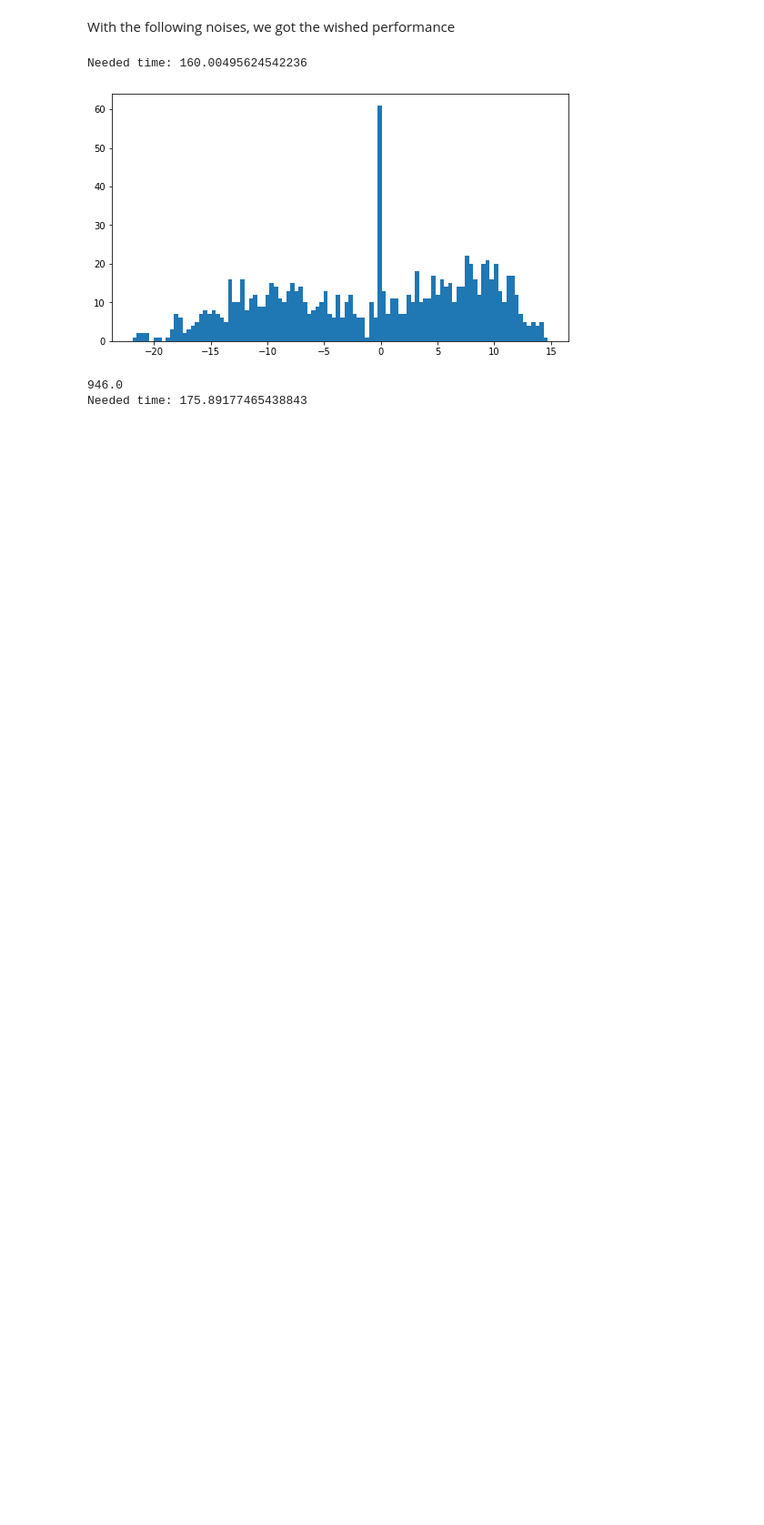
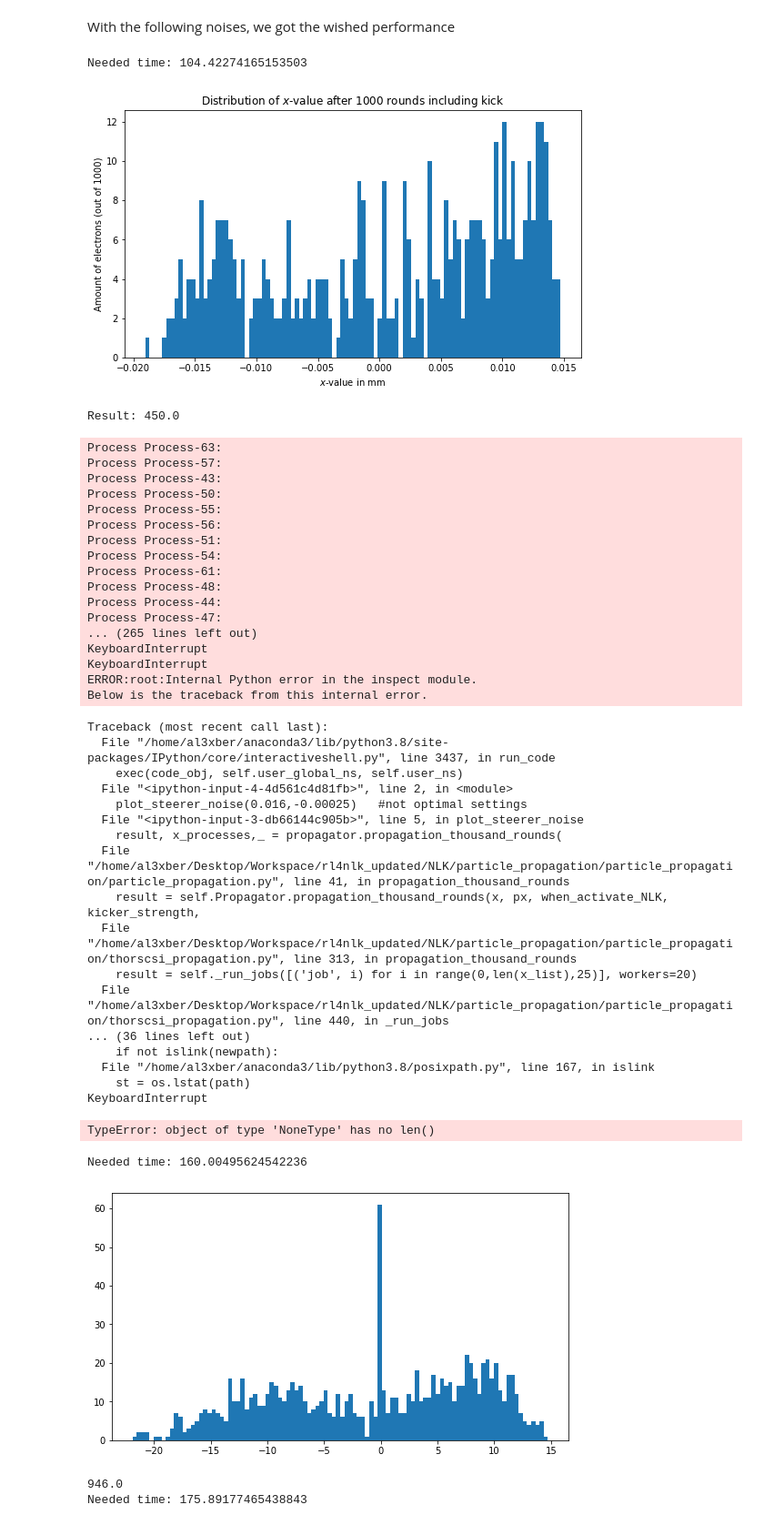
Before and after one commit to al3xber/rl4nlk_updated, a Jupyter notebook: NLK/Analysis/creating_stochasticity_and_kicker_noise_analysis.ipynb, the cells around one changed output. Shown at 91% size. Saved outputs shown, nothing was run; the diff lists cells and outputs as text; code cells hidden in the pictures; blank space fills up the shorter version.

```diff
--- a/NLK/Analysis/creating_stochasticity_and_kicker_noise_analysis.ipynb
+++ b/NLK/Analysis/creating_stochasticity_and_kicker_noise_analysis.ipynb
@@ -7,0 +1,6 @@ Propagator=Particle_Propagator()
+# %%
+from particle_propagation import Particle_Propagator, Approximated_Propagator, Thor_SCSI_Propagator
+import numpy as np
+import matplotlib.pyplot as plt
+
+propagator = Particle_Propagator(Thor_SCSI_Propagator)#Approximated_Propagator)
@@ -8,22 +14,62 @@ Propagator=Particle_Propagator()
 # %%
-def plot_steerer_noise(x,px,noise_x= 0.0, noise_px = 0.0,noise_NLK = 0.0,noise_first_round=0.0):
+def plot_steerer_noise(x,px):
     #this function was used to calculate the number of electrons surviving an optimal kick
     #We adjusted the noise s.t. around 95% of the electrons survive the injection
 
-    result_list,x_processes,_,_ = Propagator.run_1000(1000*[x],1000*[px],rounds_to_save = [1000],
-                                        when_activate_NLK=4,kicker_strength=-0.1075,
-                                        noise_x=noise_x,noise_px=noise_px,noise_NLK = noise_NLK,
-                                                     noise_first_round=noise_first_round)#Propagator.run_1000(1000*[x],1000*[px],rounds_to_save = [1000],
-
+    result, x_processes,_ = propagator.propagation_thousand_rounds(
+                                        np.array(1000*[x]), np.array(1000*[px]),
+                                        when_activate_NLK = 4,kicker_strength = 0.035)
     plt.figure(figsize=(9,5))
     plt.hist(x_processes[x_processes!=0.0],bins = 100)
     plt.xlabel("$x$-value in $\mathrm{mm}$")
     plt.ylabel("Amount of electrons (out of 1000)")
     plt.title("Distribution of $x$-value after 1000 rounds including kick")
     plt.show()
-    print(np.sum(result_list))
+    print("Result:",result)
 # %% [markdown]
 With the following noises, we got the wished performance
+# %%
+for k in range(5):
+    plot_steerer_noise(0.016,-0.00025)   #not optimal settings. MUSS WIEDERHOLT WERDEN MIT BESSEREN SETTINGS
+# %% [output]
+Needed time: 104.42274165153503
+[figure, added]
+Result: 450.0
+Process Process-63:
+Process Process-57:
+Process Process-43:
+Process Process-50:
+Process Process-55:
+Process Process-56:
+Process Process-51:
+Process Process-54:
+Process Process-61:
+Process Process-48:
+Process Process-44:
+Process Process-47:
+... (265 lines left out)
+KeyboardInterrupt
+KeyboardInterrupt
+ERROR:root:Internal Python error in the inspect module.
+Below is the traceback from this internal error.
+Traceback (most recent call last):
+  File "/home/al3xber/anaconda3/lib/python3.8/site-packages/IPython/core/interactiveshell.py", line 3437, in run_code
+    exec(code_obj, self.user_global_ns, self.user_ns)
+  File "<ipython-input-4-4d561c4d81fb>", line 2, in <module>
+    plot_steerer_noise(0.016,-0.00025)   #not optimal settings
+  File "<ipython-input-3-db66144c905b>", line 5, in plot_steerer_noise
+    result, x_processes,_ = propagator.propagation_thousand_rounds(
+  File "/home/al3xber/Desktop/Workspace/rl4nlk_updated/NLK/particle_propagation/particle_propagation/particle_propagation.py", line 41, in propagation_thousand_rounds
+    result = self.Propagator.propagation_thousand_rounds(x, px, when_activate_NLK, kicker_strength,
+  File "/home/al3xber/Desktop/Workspace/rl4nlk_updated/NLK/particle_propagation/particle_propagation/thorscsi_propagation.py", line 313, in propagation_thousand_rounds
+    result = self._run_jobs([('job', i) for i in range(0,len(x_list),25)], workers=20)
+  File "/home/al3xber/Desktop/Workspace/rl4nlk_updated/NLK/particle_propagation/particle_propagation/thorscsi_propagation.py", line 440, in _run_jobs
+... (36 lines left out)
+    if not islink(newpath):
+  File "/home/al3xber/anaconda3/lib/python3.8/posixpath.py", line 167, in islink
+    st = os.lstat(path)
+KeyboardInterrupt
+TypeError: object of type 'NoneType' has no len()
 # %%
 for k in range(5):
     plot_steerer_noise(0.0164,0,noise_first_round = 65e-6,noise_x = 6.5e-6,noise_px = .8*6.5e-6,noise_NLK = 0.025)
```
Also changed, not shown: parts of 5 cells of this notebook, 14 other files.
